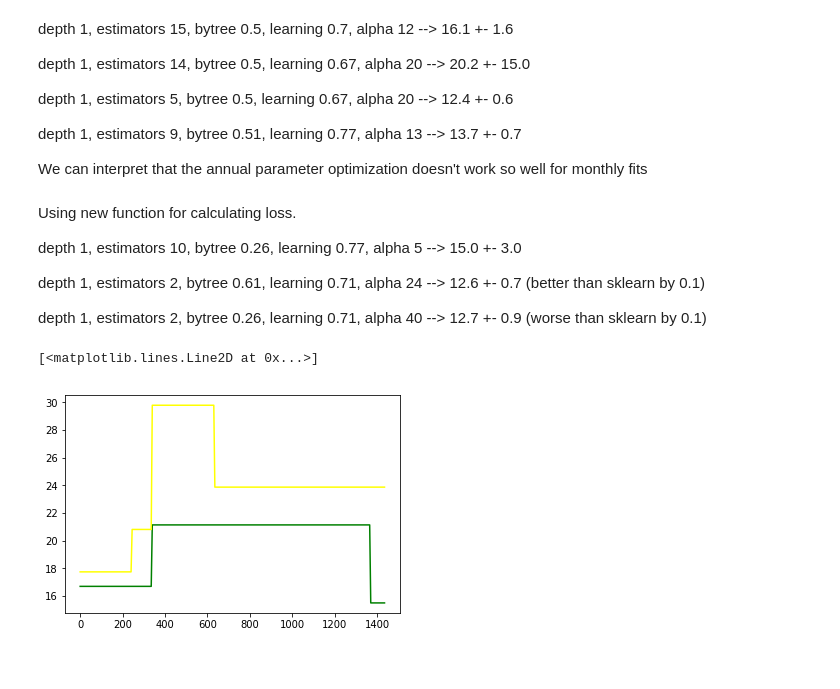
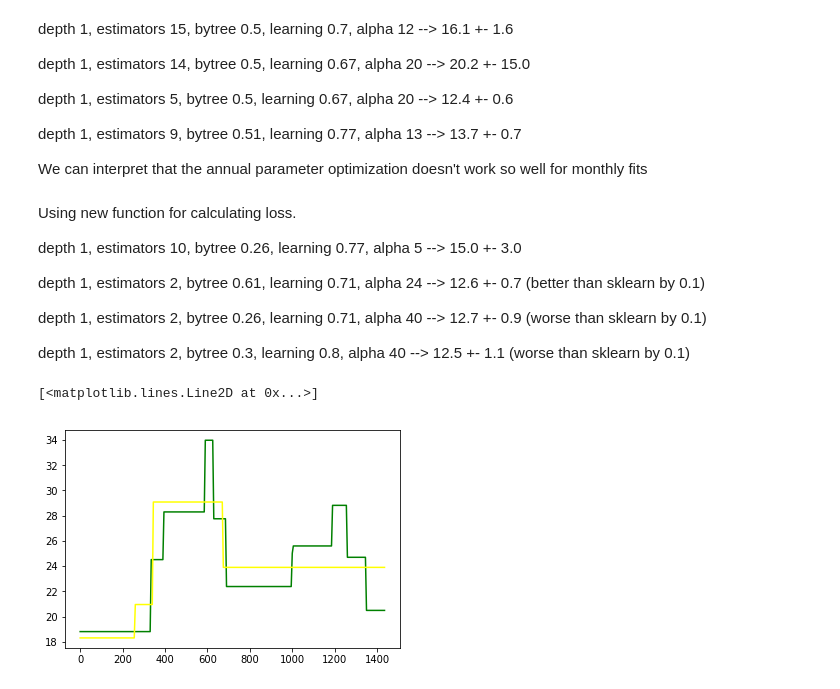
Before and after one commit to felipeascouto/energy, a Jupyter notebook: research_p2.ipynb, the cells around one changed output. Saved outputs shown, nothing was run; the diff lists cells and outputs as text; code cells hidden in the pictures.

Commit message:
still struggling to adapt approach to annual fit

```diff
--- a/research_p2.ipynb
+++ b/research_p2.ipynb
@@ -1477,7 +1477,7 @@ DART_gen_2018.head()
 | 01/01/2018 00:25:00 | 2018-01-01T06:25:00Z | 2895.3 | 18181.1 | 0.0 | 0.0 | 43.3 | ... |
 5 rows × 35 columns
 # %%
-n = 20
+n = 100
 PE_year_array = np.zeros(n)
 pvalues = {}
 rsquared = []
@@ -1503,6 +1503,7 @@ for i in range(n):
         else:
             pvalues[predictor].append(result.pvalues.loc[predictor])
     PE_year_array[i] = pe(test['fitted RT (annual)'],test['LMP_RT']).mean()
+    print(f"\rTest {100 * (i+1)/n}% complete.", end="")
 PE_year_array.mean(), np.array(rsquared).mean(), np.array(radj).mean()
 # %% [output]
 A value is trying to be set on a copy of a slice from a DataFrame.
@@ -1587,0 +1596,26 @@ np.where(pe(test['fitted RT (annual)'],test['LMP_RT'])==np.inf,1,0).sum()/pe(tes
+# %%
+n = 100
+PE_year_array = np.zeros(n)
+pvalues = {}
+rsquared = []
+radj = []
+for i in range(n):
+    train, test = train_test_split(DART_gen_2018, test_size=0.33)
+    result = smf.ols(formula="LMP_RT ~ LMP_DA + Load + Wind", data=train).fit()
+    test['fitted RT (annual)'] = (
+                                  test['Wind']*result.params[3] +
+                                  test['Load']*result.params[2] +
+                                  test['LMP_DA']*result.params[1] +
+                                  result.params[0])
+    rsquared.append(result.rsquared)
+    radj.append(result.rsquared_adj)
+    for predictor in result.pvalues.index:
+        if predictor not in pvalues.keys():
+            pvalues[predictor] = []
+            pvalues[predictor].append(result.pvalues.loc[predictor])
+        else:
+            pvalues[predictor].append(result.pvalues.loc[predictor])
+    PE_year_array[i] = pe(test['fitted RT (annual)'],test['LMP_RT']).mean()
+    print(f"\rTest {100 * (i+1)/n}% complete.", end="")
+print('\nannual model without grouping')
+PE_year_array.mean(), np.array(rsquared).mean(), np.array(radj).mean()
@@ -1587,0 +1650,3 @@ np.where(pe(test['fitted RT (annual)'],test['LMP_RT'])==np.inf,1,0).sum()/pe(tes
+# %%
+test['PE'] = pe(test['fitted RT (annual)'],test['LMP_RT'])
+plt.hist(test[test['PE']>50]['Month'])
@@ -2330,7 +2406,7 @@ params
 (0.5081362600068204, 0.18143119004125674)
 # %%
 def xgb_clusters_opt_2(train_df):
-    xg_reg = xgb.XGBRegressor(objective ='reg:squarederror', colsample_bytree = 0.26, learning_rate = 0.71,
+    xg_reg = xgb.XGBRegressor(objective ='reg:squarederror', colsample_bytree = 0.3, learning_rate = 0.8,
                               max_depth = 1, alpha = 40, n_estimators = 2)
     minutes = []
     for time in train_df.index:
@@ -2442,21 +2518,23 @@ depth 1, estimators 10, bytree 0.26, learning 0.77, alpha 5 --> 15.0 +- 3.0
 depth 1, estimators 2, bytree 0.61, learning 0.71, alpha 24 --> 12.6 +- 0.7 (better than sklearn by 0.1)
 
 depth 1, estimators 2, bytree 0.26, learning 0.71, alpha 40 --> 12.7 +- 0.9 (worse than sklearn by 0.1)
+
+depth 1, estimators 2, bytree 0.3, learning 0.8, alpha 40 --> 12.5 +- 1.1 (worse than sklearn by 0.1)
 # %%
-xg_reg = xgb.XGBRegressor(objective ='reg:squarederror', colsample_bytree = 0.88, learning_rate = 0.6,
-                          max_depth = 1, alpha = 40, n_estimators = 2)
+xg_reg = xgb.XGBRegressor(objective ='reg:squarederror', colsample_bytree = 0.3, learning_rate = 0.8,
+                          max_depth = 2, alpha = 40, n_estimators = 5)
 x_train = train_data['minutes'].values.reshape(-1,1)
 y_train = train_data['LMP_RT']
 xg_reg.fit(x_train, y_train)
 x_test = x_train
 y_xgb = xg_reg.predict(x_test)
 
 regr_1 = DecisionTreeRegressor(max_depth=2)
 regr_1.fit(x_train, y_train)
 y_sklearn = regr_1.predict(x_test)
 
 plt.plot(x_test, y_xgb, 'green')
 plt.plot(x_test, y_sklearn, 'yellow')
 # %% [output]
 [<matplotlib.lines.Line2D at 0x...>]
-[figure, old version]
+[figure, new version]
```
Also changed, not shown: parts of 14 cells of this notebook.
